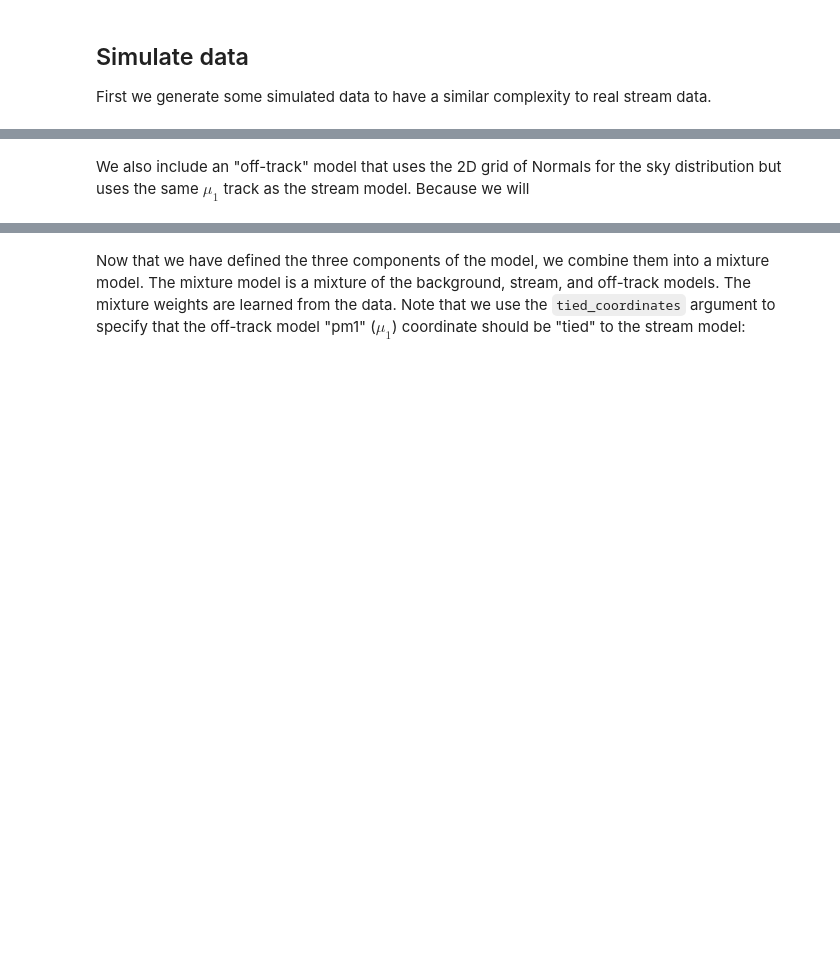
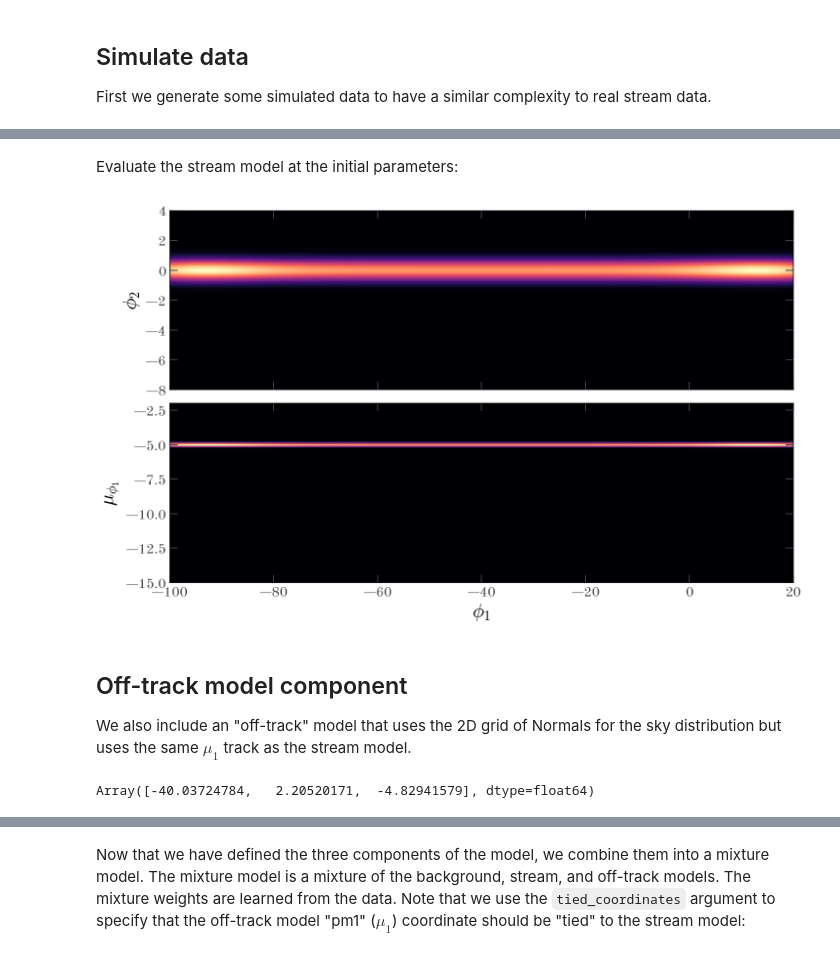
Before and after one commit to stellarstreams/stream-membership, a Jupyter notebook: notebooks/Tutorial-stream-offtrack-background.ipynb, the cells around one changed output, grey strips where cells are left out. Drawn from its saved outputs; the diff is of its cells as text; code cells hidden in the pictures; blank space fills up the shorter version.

```diff
--- a/notebooks/Tutorial-stream-offtrack-background.ipynb
+++ b/notebooks/Tutorial-stream-offtrack-background.ipynb
@@ -251,0 +249,16 @@ stream_init_params = {
+# %%
+stream_init_params = {
+    "phi1": {
+        "mixing_distribution": jnp.ones(len(stream_phi1_knots))
+        / len(stream_phi1_knots),
+        "scales": 10.0,
+    },
+    "phi2": {
+        "loc_vals": jnp.full(stream_phi2_knots.shape[0], 0.0),
+        "scale_vals": jnp.full(stream_phi2_knots.shape[0], 0.5),
+    },
+    "pm1": {
+        "loc_vals": jnp.full(stream_pm1_knots.shape[0], -5.0),
+        "scale_vals": 0.1,
+    },
+}
@@ -252,3 +274,11 @@ stream_init_params = {
+# %% [markdown]
+Evaluate the stream model at the initial parameters:
+# %%
+_ = stream_model.plot_model_projections(stream_init_params, grids=plot_grids)
+# %% [output]
+[figure, added]
 # %% [markdown]
-We also include an "off-track" model that uses the 2D grid of Normals for the sky distribution but uses the same $\mu_1$ track as the stream model. Because we will
+## Off-track model component
+
+We also include an "off-track" model that uses the 2D grid of Normals for the sky distribution but uses the same $\mu_1$ track as the stream model.
 # %%
@@ -393,0 +353,9 @@ offtrack_init_params_sparse = {
+# %%
+# DEBUG:
+offtrack_model.sample(jax.random.PRNGKey(42), pars=offtrack_init_params)
+
+from stream_membership.distributions.stacked_component import _StackedModelComponent
+wtf = _StackedModelComponent(offtrack_model, pars=offtrack_init_params)
+wtf.sample(jax.random.PRNGKey(42))
+# %% [output]
+Array([-40.03724784,   2.20520171,  -4.82941579], dtype=float64)
```
Also changed, not shown: parts of 32 cells of this notebook.
